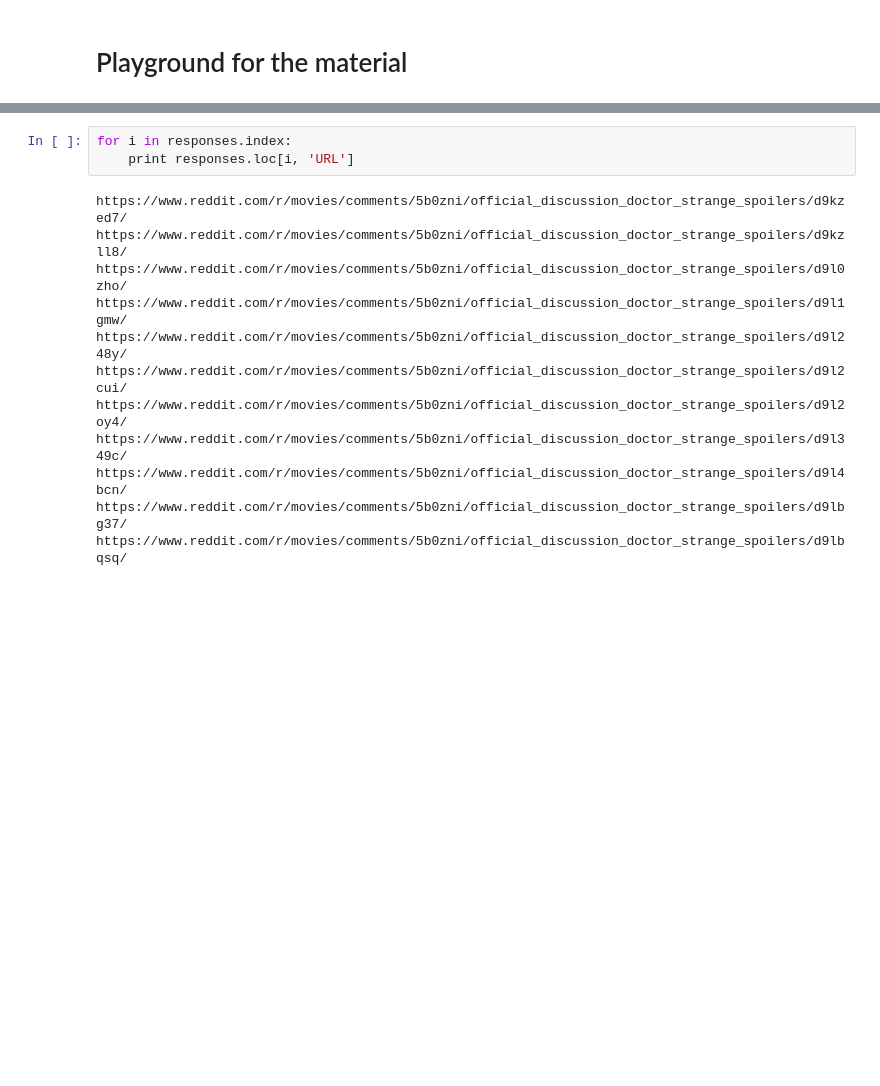
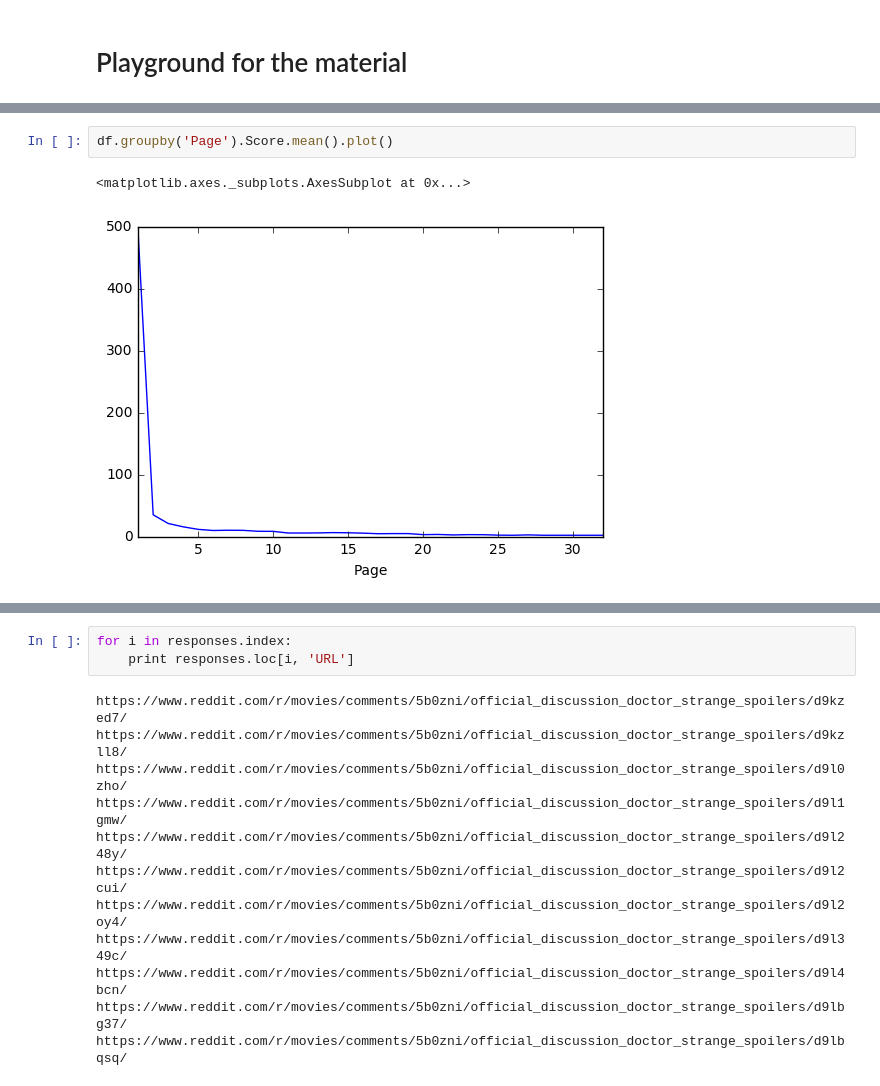
Before and after one commit to NapsterInBlue/redditDrStrange, a Jupyter notebook: Bargain.ipynb, the cells around one changed output, grey strips where cells are left out. Cells and saved outputs as stored; diff of their text form; blank space fills up the shorter version.

```diff
--- a/Bargain.ipynb
+++ b/Bargain.ipynb
@@ -186,6 +207,11 @@ Hansmonky                 1
 Brolom                    1
 nanoman92                 1
 Name: Author, dtype: int64
+# %%
+df.groupby('Page').Score.mean().plot()
+# %% [output]
+<matplotlib.axes._subplots.AxesSubplot at 0x...>
+[figure, added]
 # %%
 plt.scatter(df.Page, df.Score)
 plt.xlim(0, 10)
```
Also changed, not shown: parts of 18 cells of this notebook.
